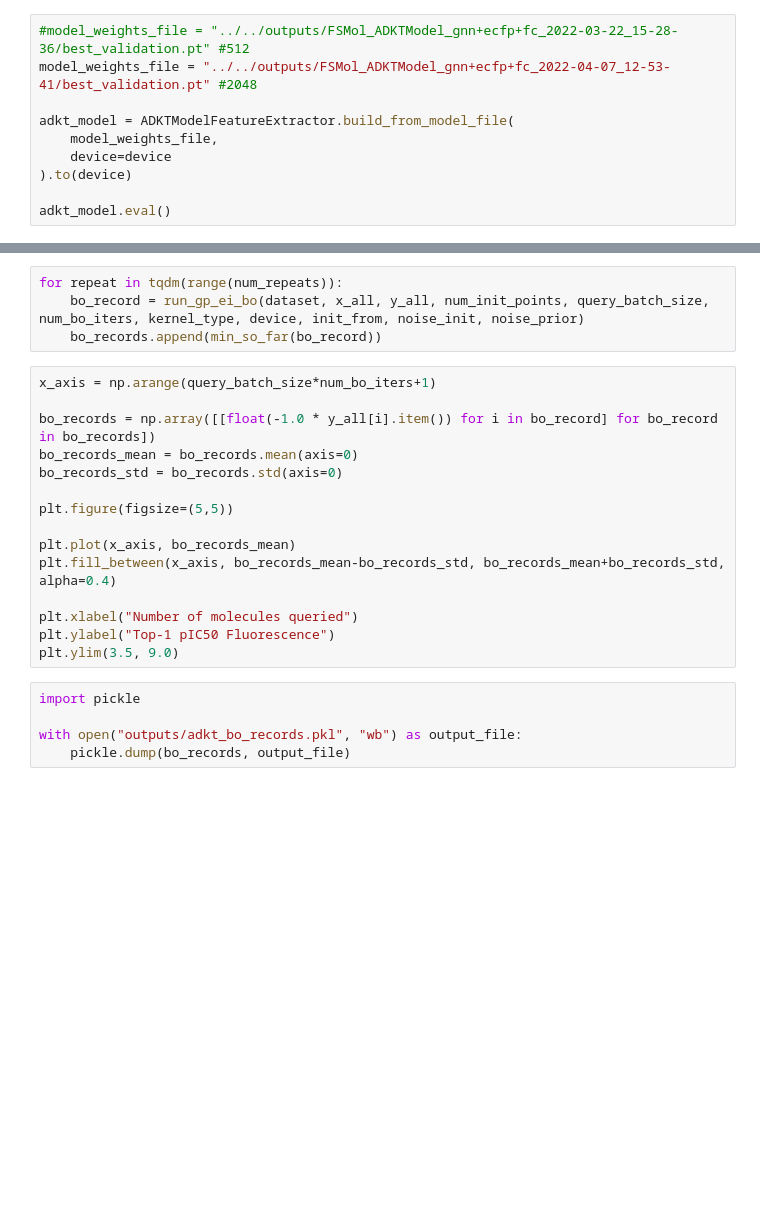
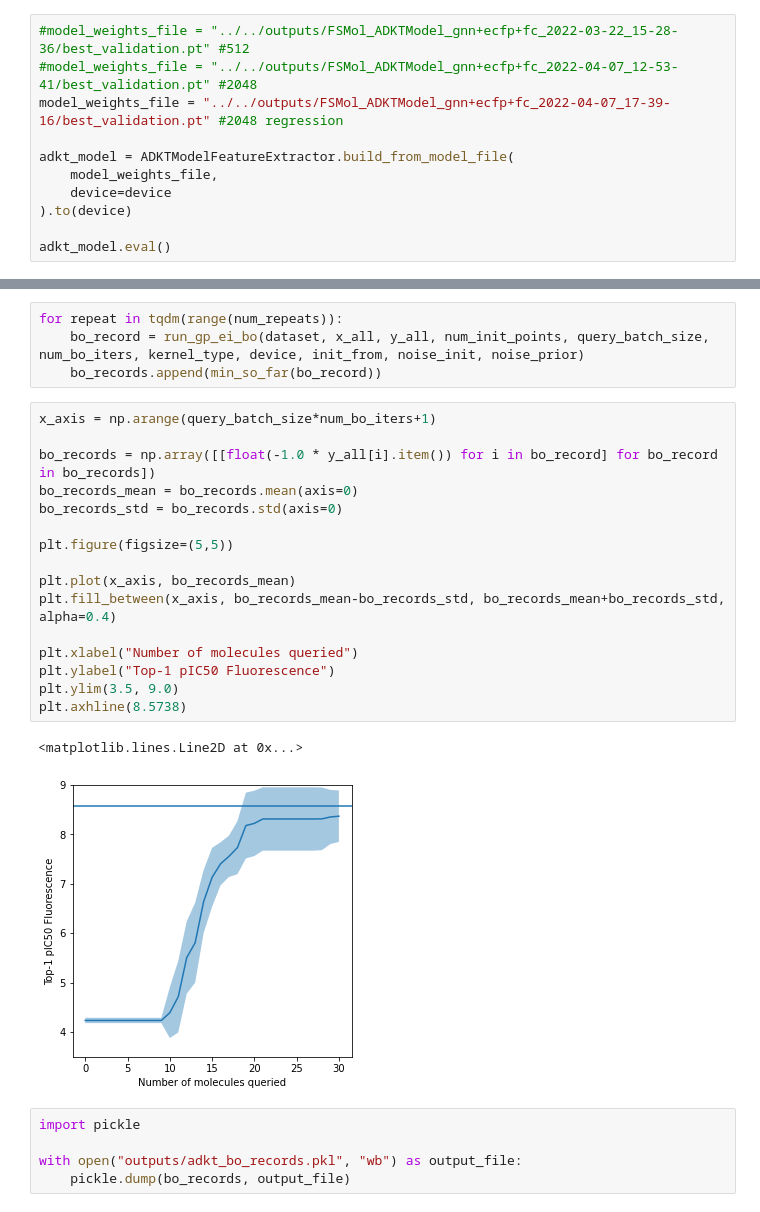
Before and after one commit to Wenlin-Chen/ADKF-IFT, a Jupyter notebook: bayes_opt/covid_moonshot/adkt_ei.ipynb, the cells around one changed output, grey strips where cells are left out. Saved outputs shown, nothing was run; the diff lists cells and outputs as text; blank space fills up the shorter version.

```diff
--- a/bayes_opt/covid_moonshot/adkt_ei.ipynb
+++ b/bayes_opt/covid_moonshot/adkt_ei.ipynb
@@ -24,7 +42,8 @@ dkt_batches = torchify(
 )
 # %%
 #model_weights_file = "../../outputs/FSMol_ADKTModel_gnn+ecfp+fc_2022-03-22_15-28-36/best_validation.pt" #512
-model_weights_file = "../../outputs/FSMol_ADKTModel_gnn+ecfp+fc_2022-04-07_12-53-41/best_validation.pt" #2048
+#model_weights_file = "../../outputs/FSMol_ADKTModel_gnn+ecfp+fc_2022-04-07_12-53-41/best_validation.pt" #2048
+model_weights_file = "../../outputs/FSMol_ADKTModel_gnn+ecfp+fc_2022-04-07_17-39-16/best_validation.pt" #2048 regression
 
 adkt_model = ADKTModelFeatureExtractor.build_from_model_file(
     model_weights_file,
@@ -64,18 +101,22 @@ for repeat in tqdm(range(num_repeats)):
 # %%
 x_axis = np.arange(query_batch_size*num_bo_iters+1)
 
 bo_records = np.array([[float(-1.0 * y_all[i].item()) for i in bo_record] for bo_record in bo_records])
 bo_records_mean = bo_records.mean(axis=0)
 bo_records_std = bo_records.std(axis=0)
 
 plt.figure(figsize=(5,5))
 
 plt.plot(x_axis, bo_records_mean)
 plt.fill_between(x_axis, bo_records_mean-bo_records_std, bo_records_mean+bo_records_std, alpha=0.4)
 
 plt.xlabel("Number of molecules queried")
 plt.ylabel("Top-1 pIC50 Fluorescence")
 plt.ylim(3.5, 9.0)
+plt.axhline(8.5738)
+# %% [output]
+<matplotlib.lines.Line2D at 0x...>
+[figure, added]
 # %%
 import pickle
 
```
Also changed, not shown: parts of 2 cells of this notebook, 10 other files.
